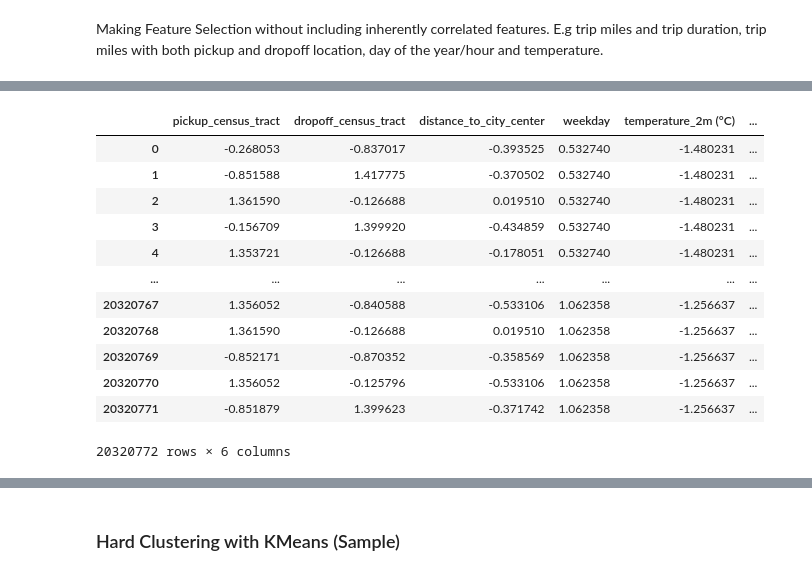
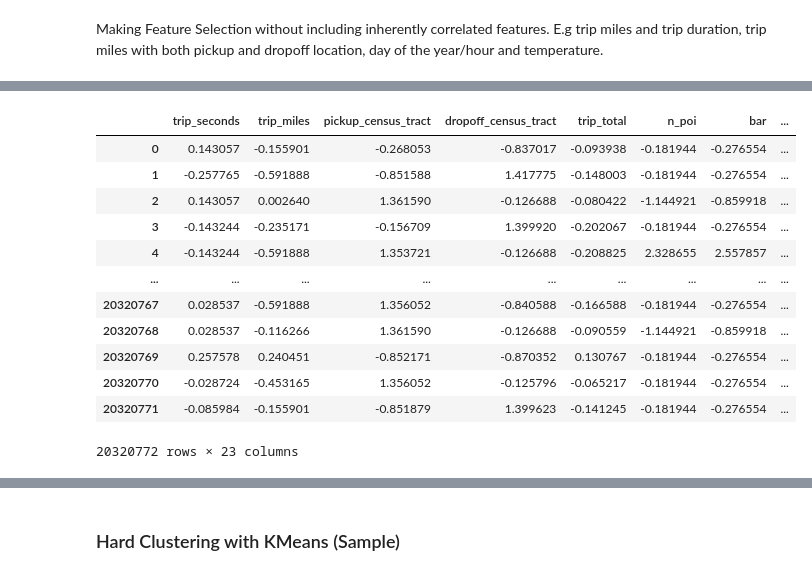
Before and after one commit to yassinehammou27/AAA_intentionally_blank, a Jupyter notebook: clustering.ipynb, the cells around one changed output, grey strips where cells are left out. Cells and saved outputs as stored; diff of their text form; code cells hidden in the pictures.

```diff
--- a/clustering.ipynb
+++ b/clustering.ipynb
@@ -52,6 +162,21 @@ for i in range(0, len(taxi_df_clustering)):
 
     # Units need to be set to "Unit.MILES"
     taxi_df_clustering.at[i, 'distance_to_city_center'] = haversine(start_coordinates, city_center, unit=Unit.MILES)
+# %%
+#Additional Data of weekday, hour and date
+taxi_df_clustering.loc[:,"weekday"] = taxi_df_clustering["trip_start_timestamp"].dt.weekday
+taxi_df_clustering.loc[:,"start_hour"] = taxi_df_clustering["trip_start_timestamp"].dt.hour
+taxi_df_clustering.loc[:,"end_hour"] = taxi_df_clustering["trip_end_timestamp"].dt.hour
+taxi_df_clustering.loc[:,"date"] = taxi_df_clustering["trip_start_timestamp"].dt.date
+taxi_df_clustering.loc[:,"month"] = taxi_df_clustering["trip_start_timestamp"].dt.month
+taxi_df_clustering.loc[:,"day_of_year"] = taxi_df_clustering["trip_start_timestamp"].dt.dayofyear
+
+# add datetime columns to weather df
+ddf_weather["start_hour"] = ddf_weather.time.dt.hour
+ddf_weather["date"] = ddf_weather.time.dt.date
+
+# Merge with weather df
+taxi_df_clustering = taxi_df_clustering.merge(ddf_weather, on=["date", "start_hour"], how="inner")
 # %%
 taxi_df_clustering
 # %% [output]
@@ -71,14 +196 @@ taxi_df_clustering
-# %%
-#Additional Data of weekday, hour and date
-taxi_df_clustering.loc[:,"weekday"] = taxi_df_clustering["trip_start_timestamp"].dt.weekday
-taxi_df_clustering.loc[:,"hour"] = taxi_df_clustering["trip_start_timestamp"].dt.hour
-taxi_df_clustering.loc[:,"date"] = taxi_df_clustering["trip_start_timestamp"].dt.date
-taxi_df_clustering.loc[:,"day_of_year"] = taxi_df_clustering["trip_start_timestamp"].dt.dayofyear
-
-# add datetime columns to weather df
-ddf_weather["hour"] = ddf_weather.time.dt.hour
-ddf_weather["date"] = ddf_weather.time.dt.date
-
-# Merge with weather df
-taxi_df_clustering = taxi_df_clustering.merge(ddf_weather, on=["date", "hour"], how="inner")
 # %%
@@ -119,2 +215,0 @@ def get_n_poi_for_resolution(resolution="h3_5"):
-# %%
-df = pd.read_csv("prep_data/h3_5/h3_5_time_bin_1.csv", index_col=[0]).dropna()
@@ -252,7 +313,10 @@ E.g trip miles and trip duration, trip miles with both pickup and dropoff locati
 #taxi_df_customer_types_cluster = taxi_df_clustering[['weekday','hour','pickup_census_tract']]
 #taxi_df_customer_types_cluster = taxi_df_clustering[['weekday','trip_miles','temperature_2m (°C)']]
 #taxi_df_customer_types_cluster = taxi_df_clustering[['hour','trip_miles','temperature_2m (°C)']]
-#taxi_df_customer_types_cluster = taxi_df_clustering[['trip_miles','pickup_census_tract','dropoff_census_tract','distance_to_city_center','weekday','hour','day_of_year','temperature_2m (°C)','precipitation (mm)']]
-taxi_df_customer_types_cluster = taxi_df_clustering[['pickup_census_tract','dropoff_census_tract','distance_to_city_center','weekday','temperature_2m (°C)','precipitation (mm)']]
-taxi_df_customer_types_cluster
+#taxi_df_customer_types_cluster_selection1 = taxi_df_clustering[['trip_miles','pickup_census_tract','dropoff_census_tract','distance_to_city_center','weekday','month','start_hour','end_hour','bar/pub','car_rental']]
+#taxi_df_customer_types_cluster = taxi_df_clustering[['pickup_census_tract','dropoff_census_tract','distance_to_city_center','weekday','temperature_2m (°C)','precipitation (mm)']]
+#taxi_df_customer_types_cluster_selection1 = taxi_df_clustering[['hour','bar/pub','distance_to_city_center','car_rental','trip_miles']]
+#taxi_df_customer_types_cluster_selection1 = taxi_df_clustering[['trip_miles','hour','bar/pub','weekday','precipitation (mm)']]
+taxi_df_customer_types_cluster_selection1 = taxi_df_clustering.drop(columns =['trip_start_timestamp','trip_end_timestamp','pickup_centroid_location','dropoff_centroid_location','h3_6','date','time'])
+taxi_df_customer_types_cluster_selection1.info()
 # %% [output]
@@ -291,20 +340,20 @@ taxi_df_customer_types_cluster
 # %%
 #Scaling the Data
-taxi_df_customer_types_cluster_scaled = scalingData(taxi_df_customer_types_cluster)
-taxi_df_customer_types_cluster_scaled
+taxi_df_customer_types_cluster_selection1_scaled = scalingData(taxi_df_customer_types_cluster_selection1)
+taxi_df_customer_types_cluster_selection1_scaled
 # %% [output]
-|  | pickup_census_tract | dropoff_census_tract | distance_to_city_center | weekday | temperature_2m (°C) | ... |
-| 0 | -0.268053 | -0.837017 | -0.393525 | 0.532740 | -1.480231 | ... |
-| 1 | -0.851588 | 1.417775 | -0.370502 | 0.532740 | -1.480231 | ... |
-| 2 | 1.361590 | -0.126688 | 0.019510 | 0.532740 | -1.480231 | ... |
-| 3 | -0.156709 | 1.399920 | -0.434859 | 0.532740 | -1.480231 | ... |
-| 4 | 1.353721 | -0.126688 | -0.178051 | 0.532740 | -1.480231 | ... |
-| ... | ... | ... | ... | ... | ... | ... |
-| 20320767 | 1.356052 | -0.840588 | -0.533106 | 1.062358 | -1.256637 | ... |
-| 20320768 | 1.361590 | -0.126688 | 0.019510 | 1.062358 | -1.256637 | ... |
-| 20320769 | -0.852171 | -0.870352 | -0.358569 | 1.062358 | -1.256637 | ... |
-| 20320770 | 1.356052 | -0.125796 | -0.533106 | 1.062358 | -1.256637 | ... |
-| 20320771 | -0.851879 | 1.399623 | -0.371742 | 1.062358 | -1.256637 | ... |
+|  | trip_seconds | trip_miles | pickup_census_tract | dropoff_census_tract | trip_total | n_poi | bar | ... |
+| 0 | 0.143057 | -0.155901 | -0.268053 | -0.837017 | -0.093938 | -0.181944 | -0.276554 | ... |
+| 1 | -0.257765 | -0.591888 | -0.851588 | 1.417775 | -0.148003 | -0.181944 | -0.276554 | ... |
+| 2 | 0.143057 | 0.002640 | 1.361590 | -0.126688 | -0.080422 | -1.144921 | -0.859918 | ... |
+| 3 | -0.143244 | -0.235171 | -0.156709 | 1.399920 | -0.202067 | -0.181944 | -0.276554 | ... |
+| 4 | -0.143244 | -0.591888 | 1.353721 | -0.126688 | -0.208825 | 2.328655 | 2.557857 | ... |
+| ... | ... | ... | ... | ... | ... | ... | ... | ... |
+| 20320767 | 0.028537 | -0.591888 | 1.356052 | -0.840588 | -0.166588 | -0.181944 | -0.276554 | ... |
+| 20320768 | 0.028537 | -0.116266 | 1.361590 | -0.126688 | -0.090559 | -1.144921 | -0.859918 | ... |
+| 20320769 | 0.257578 | 0.240451 | -0.852171 | -0.870352 | 0.130767 | -0.181944 | -0.276554 | ... |
+| 20320770 | -0.028724 | -0.453165 | 1.356052 | -0.125796 | -0.065217 | -0.181944 | -0.276554 | ... |
+| 20320771 | -0.085984 | -0.155901 | -0.851879 | 1.399623 | -0.141245 | -0.181944 | -0.276554 | ... |
-20320772 rows × 6 columns
+20320772 rows × 23 columns
 # %%
 #Sampling original and scaled Data
```
Also changed, not shown: parts of 60 cells of this notebook.
